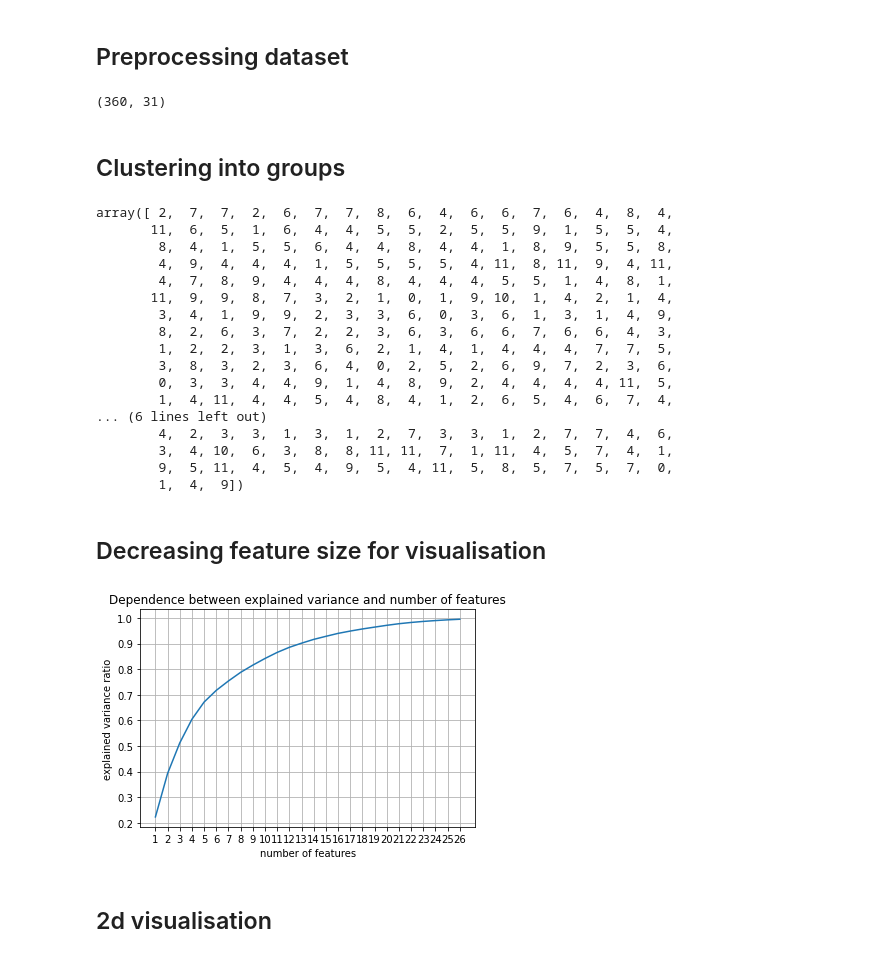
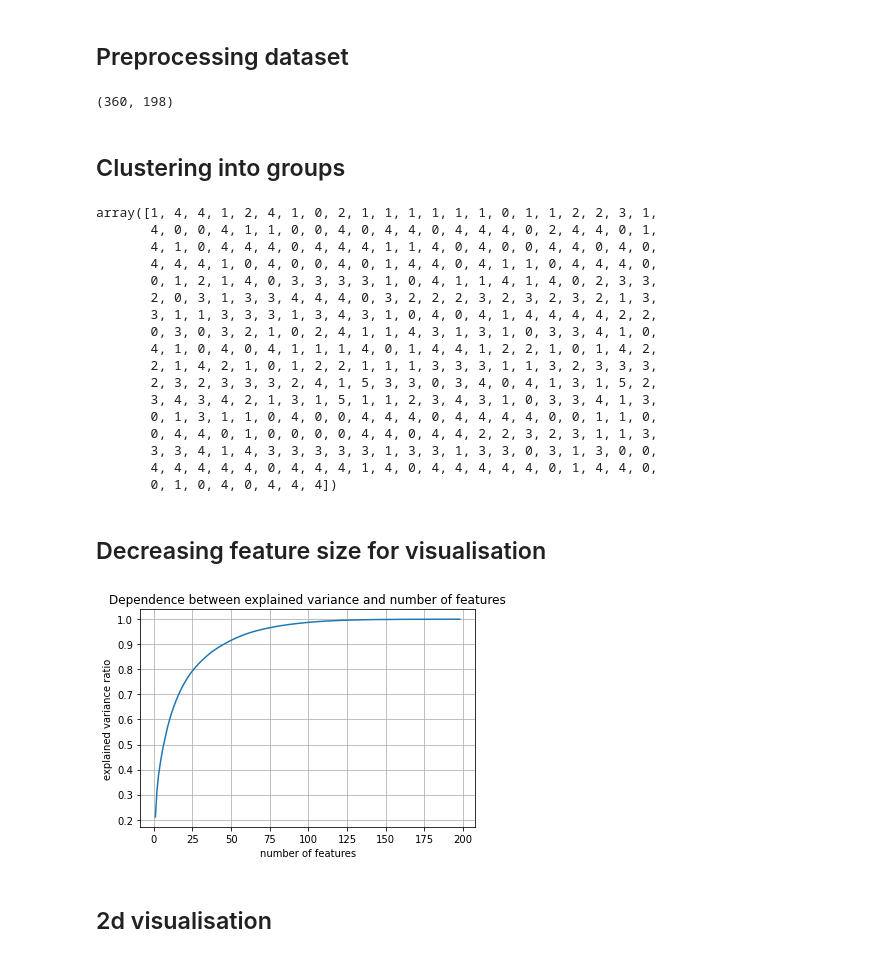
Before and after one commit to DimaKurd/neurotechnology_and_affective_computing, a Jupyter notebook: feautureExtraction.ipynb, the cells around one changed output. Saved outputs shown, nothing was run; the diff lists cells and outputs as text; code cells hidden in the pictures.

Commit message:
one more dataset created

```diff
--- a/feautureExtraction.ipynb
+++ b/feautureExtraction.ipynb
@@ -18,12 +18,24 @@ from sklearn.decomposition import PCA
 # %% [markdown]
 <h2>Dataset creating</h2>
 CSV file's header:
-# %%
-header = 'filename chroma_stft melspectrogram contrast flatness tonnetz tempogram rmse spectral_centroid spectral_bandwidth rolloff zero_crossing_rate'
-for i in range(1, 21):
-    header += f' mfcc{i}'
-#header += ' label'
-header = header.split()
+# %%
+header = 'filename spectral_centroid zcr spec_bw rolloff rms'
+for i in range(1, 41):
+    header += f' mfcc{i}'
+
+for i in range(1, 13):
+    header += f' octave{i}'
+
+for i in range(1, 129):
+    header += f' mel_based_spectr{i}'
+
+for i in range(1, 8):
+    header += f' contrast{i}'
+
+for i in range(1, 7):
+    header += f' tonnetz{i}'
+#header += ' label'
+header = header.split()
 # %% [markdown]
 Let's extract some features
 
@@ -80,7 +118,7 @@ with file:
 # %% [markdown]
 <h2>Preprocessing dataset</h2>
 # %%
-librosaData = pd.read_csv('dataset_advanced.csv')
+librosaData = pd.read_csv('dataset_most_advanced.csv')
 filenames = librosaData['filename']
 librosaData.drop(['filename'],axis=1, inplace=True)
 librosaData.head()
@@ -89,53 +127,53 @@ scalerLibrosa = MinMaxScaler()
 librosa_scaled = scalerLibrosa.fit_transform(X=librosaData)
 print(librosa_scaled.shape)
 # %% [output]
-(360, 31)
+(360, 198)
 # %% [markdown]
 <h2>Clustering into groups</h2>
 # %%
-n_clusters = 12
+n_clusters = 6
 clusters = KMeans(n_clusters=n_clusters, random_state=0).fit(librosa_scaled)
 clusters.labels_
 # %% [output]
-array([ 2,  7,  7,  2,  6,  7,  7,  8,  6,  4,  6,  6,  7,  6,  4,  8,  4,
-       11,  6,  5,  1,  6,  4,  4,  5,  5,  2,  5,  5,  9,  1,  5,  5,  4,
-        8,  4,  1,  5,  5,  6,  4,  4,  8,  4,  4,  1,  8,  9,  5,  5,  8,
-        4,  9,  4,  4,  4,  1,  5,  5,  5,  5,  4, 11,  8, 11,  9,  4, 11,
-        4,  7,  8,  9,  4,  4,  4,  8,  4,  4,  4,  5,  5,  1,  4,  8,  1,
-       11,  9,  9,  8,  7,  3,  2,  1,  0,  1,  9, 10,  1,  4,  2,  1,  4,
-        3,  4,  1,  9,  9,  2,  3,  3,  6,  0,  3,  6,  1,  3,  1,  4,  9,
-        8,  2,  6,  3,  7,  2,  2,  3,  6,  3,  6,  6,  7,  6,  6,  4,  3,
-        1,  2,  2,  3,  1,  3,  6,  2,  1,  4,  1,  4,  4,  4,  7,  7,  5,
-        3,  8,  3,  2,  3,  6,  4,  0,  2,  5,  2,  6,  9,  7,  2,  3,  6,
-        0,  3,  3,  4,  4,  9,  1,  4,  8,  9,  2,  4,  4,  4,  4, 11,  5,
-        1,  4, 11,  4,  4,  5,  4,  8,  4,  1,  2,  6,  5,  4,  6,  7,  4,
-... (6 lines left out)
-        4,  2,  3,  3,  1,  3,  1,  2,  7,  3,  3,  1,  2,  7,  7,  4,  6,
-        3,  4, 10,  6,  3,  8,  8, 11, 11,  7,  1, 11,  4,  5,  7,  4,  1,
-        9,  5, 11,  4,  5,  4,  9,  5,  4, 11,  5,  8,  5,  7,  5,  7,  0,
-        1,  4,  9])
+array([1, 4, 4, 1, 2, 4, 1, 0, 2, 1, 1, 1, 1, 1, 1, 0, 1, 1, 2, 2, 3, 1,
+       4, 0, 0, 4, 1, 1, 0, 0, 4, 0, 4, 4, 0, 4, 4, 4, 0, 2, 4, 4, 0, 1,
+       4, 1, 0, 4, 4, 4, 0, 4, 4, 4, 1, 1, 4, 0, 4, 0, 0, 4, 4, 0, 4, 0,
+       4, 4, 4, 1, 0, 4, 0, 0, 4, 0, 1, 4, 4, 0, 4, 1, 1, 0, 4, 4, 4, 0,
+       0, 1, 2, 1, 4, 0, 3, 3, 3, 3, 1, 0, 4, 1, 1, 4, 1, 4, 0, 2, 3, 3,
+       2, 0, 3, 1, 3, 3, 4, 4, 4, 0, 3, 2, 2, 2, 3, 2, 3, 2, 3, 2, 1, 3,
+       3, 1, 1, 3, 3, 3, 1, 3, 4, 3, 1, 0, 4, 0, 4, 1, 4, 4, 4, 4, 2, 2,
+       0, 3, 0, 3, 2, 1, 0, 2, 4, 1, 1, 4, 3, 1, 3, 1, 0, 3, 3, 4, 1, 0,
+       4, 1, 0, 4, 0, 4, 1, 1, 1, 4, 0, 1, 4, 4, 1, 2, 2, 1, 0, 1, 4, 2,
+       2, 1, 4, 2, 1, 0, 1, 2, 2, 1, 1, 1, 3, 3, 3, 1, 1, 3, 2, 3, 3, 3,
+       2, 3, 2, 3, 3, 3, 2, 4, 1, 5, 3, 3, 0, 3, 4, 0, 4, 1, 3, 1, 5, 2,
+       3, 4, 3, 4, 2, 1, 3, 1, 5, 1, 1, 2, 3, 4, 3, 1, 0, 3, 3, 4, 1, 3,
+       0, 1, 3, 1, 1, 0, 4, 0, 0, 4, 4, 4, 0, 4, 4, 4, 4, 0, 0, 1, 1, 0,
+       0, 4, 4, 0, 1, 0, 0, 0, 0, 4, 4, 0, 4, 4, 2, 2, 3, 2, 3, 1, 1, 3,
+       3, 3, 4, 1, 4, 3, 3, 3, 3, 3, 1, 3, 3, 1, 3, 3, 0, 3, 1, 3, 0, 0,
+       4, 4, 4, 4, 4, 0, 4, 4, 4, 1, 4, 0, 4, 4, 4, 4, 4, 0, 1, 4, 4, 0,
+       0, 1, 0, 4, 0, 4, 4, 4])
 # %% [markdown]
 <h2>Decreasing feature size for visualisation</h2>
 # %%
 pca = PCA(n_components=3)
 
 plotGroups = pca.fit_transform(librosa_scaled)
 centers = pca.transform(clusters.cluster_centers_)
 #print(pca.explained_variance_ratio_)
 
 expVar = []
-for i in range(1, 27):
+for i in range(1, 199):
     pca1 = PCA(n_components=i)
     pca1.fit_transform(librosa_scaled)
     expVar.append(pca1.explained_variance_ratio_.sum())
-plt.plot(range(1, 27), expVar)
-plt.xticks(range(1,27))
+plt.plot(range(1, 199), expVar)
+
 plt.xlabel('number of features')
 plt.ylabel('explained variance ratio')
 plt.title('Dependence between explained variance and number of features')
 plt.grid(True)
 # %% [output]
-[figure, old version]
+[figure, new version]
 # %% [markdown]
 <h2>2d visualisation</h2>
 # %%
```
Also changed, not shown: parts of 18 cells of this notebook, 3 other files.
